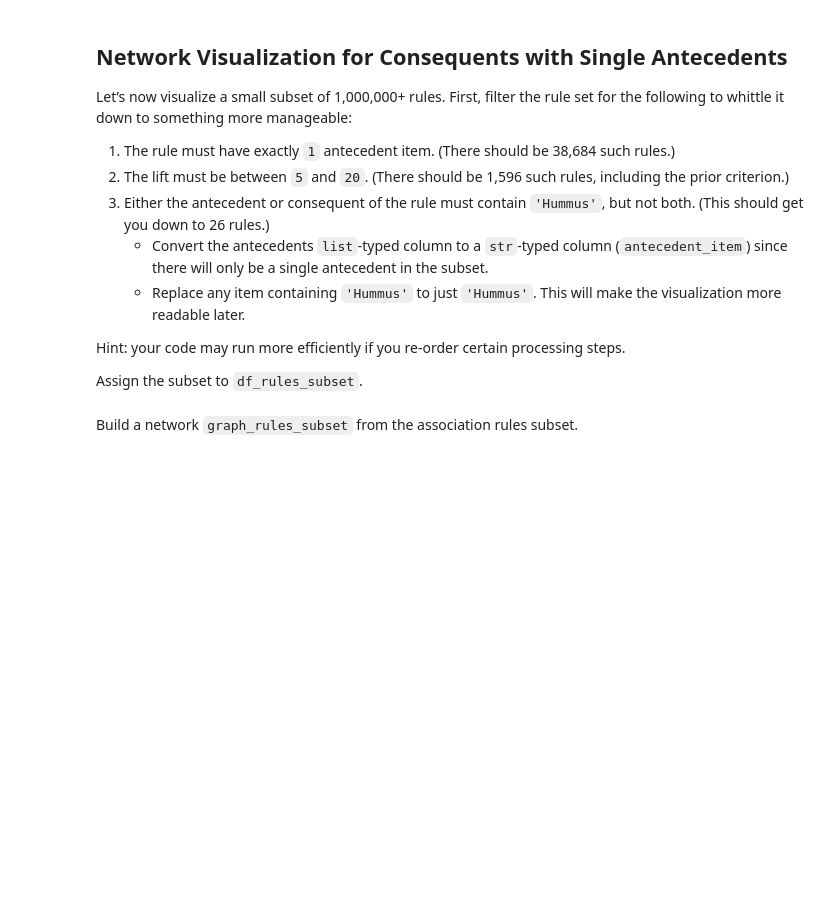
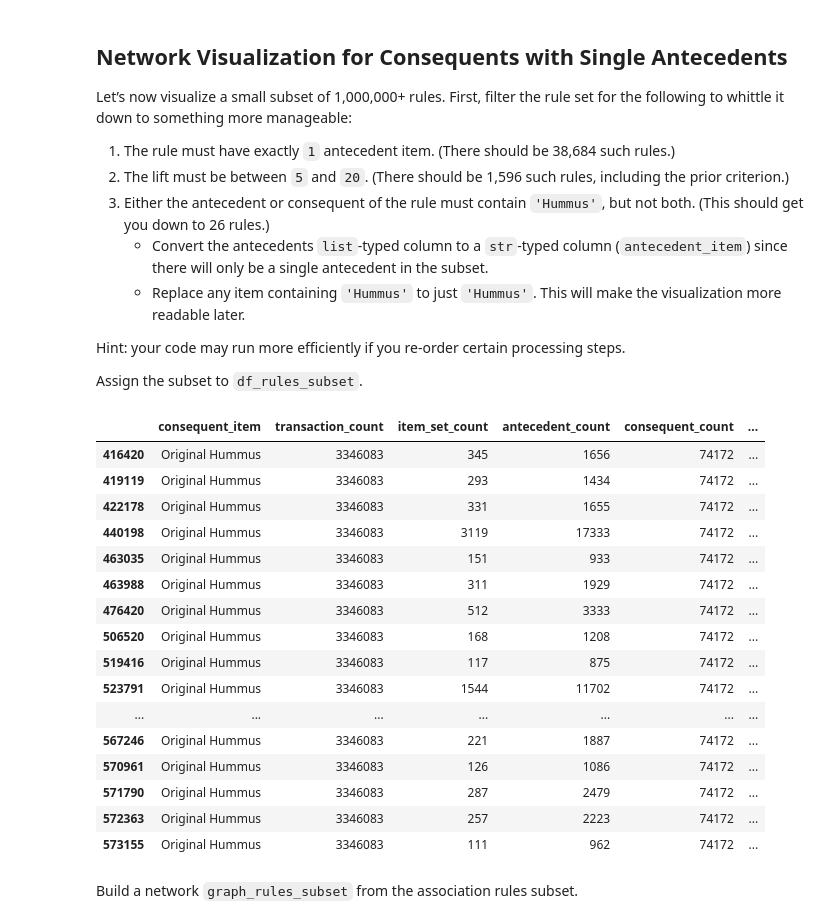
Before and after one commit to SHasan59/2024-DS-Tue, a Jupyter notebook: Week-05-Unsupervised-Learning/Exercise-SH.ipynb, the cells around one changed output. Cells and saved outputs as stored; diff of their text form; code cells hidden in the pictures; blank space fills up the shorter version.

```diff
--- a/Week-05-Unsupervised-Learning/Exercise-SH.ipynb
+++ b/Week-05-Unsupervised-Learning/Exercise-SH.ipynb
@@ -133,3 +129,37 @@ df_rules_subset = # Something goes here. You can repeat this for as many steps a
+# %%
+# Define df_rules_subset.
+df_rules_subset = df_rules
+condition1 = df_rules_subset['antecedent_items'].str.len() == 1
+df_rules_subset = df_rules_subset[condition1]
+condition2 = df_rules_subset['lift'] <= 20
+df_rules_subset = df_rules_subset[condition2]
+condition3 = df_rules_subset['lift'] >= 5
+df_rules_subset = df_rules_subset[condition3]
+condition4 = df_rules_subset['consequent_item'].str.contains('Hummus') != 0
+df_rules_subset = df_rules_subset[condition4]
+df_rules_subset['antecedent_items'] = df_rules_subset['antecedent_items'].astype(str)
+condition5 = df_rules_subset['antecedent_items'].str.contains('Hummus') == 0
+df_rules_subset = df_rules_subset[condition5]
+
+df_rules_subset
+# %% [output]
+|  | consequent_item | transaction_count | item_set_count | antecedent_count | consequent_count | ... |
+| 416420 | Original Hummus | 3346083 | 345 | 1656 | 74172 | ... |
+| 419119 | Original Hummus | 3346083 | 293 | 1434 | 74172 | ... |
+| 422178 | Original Hummus | 3346083 | 331 | 1655 | 74172 | ... |
+| 440198 | Original Hummus | 3346083 | 3119 | 17333 | 74172 | ... |
+| 463035 | Original Hummus | 3346083 | 151 | 933 | 74172 | ... |
+| 463988 | Original Hummus | 3346083 | 311 | 1929 | 74172 | ... |
+| 476420 | Original Hummus | 3346083 | 512 | 3333 | 74172 | ... |
+| 506520 | Original Hummus | 3346083 | 168 | 1208 | 74172 | ... |
+| 519416 | Original Hummus | 3346083 | 117 | 875 | 74172 | ... |
+| 523791 | Original Hummus | 3346083 | 1544 | 11702 | 74172 | ... |
+| ... | ... | ... | ... | ... | ... | ... |
+| 567246 | Original Hummus | 3346083 | 221 | 1887 | 74172 | ... |
+| 570961 | Original Hummus | 3346083 | 126 | 1086 | 74172 | ... |
+| 571790 | Original Hummus | 3346083 | 287 | 2479 | 74172 | ... |
+| 572363 | Original Hummus | 3346083 | 257 | 2223 | 74172 | ... |
+| 573155 | Original Hummus | 3346083 | 111 | 962 | 74172 | ... |
 # %% [markdown]
 Build a network `graph_rules_subset` from the association rules subset.
 # %%
```
Also changed, not shown: parts of 5 cells of this notebook.
